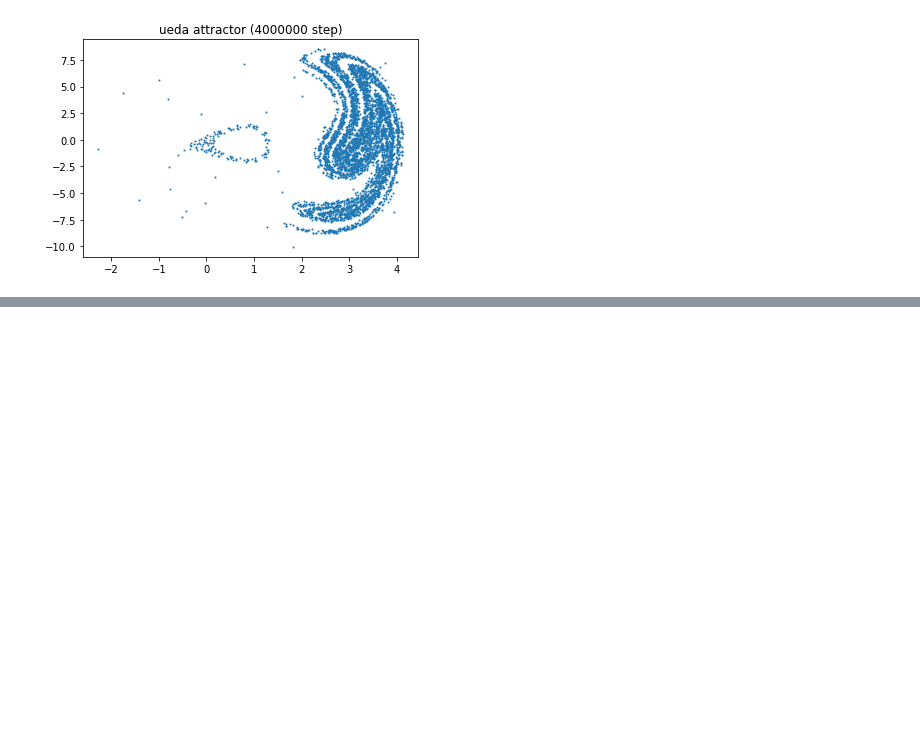
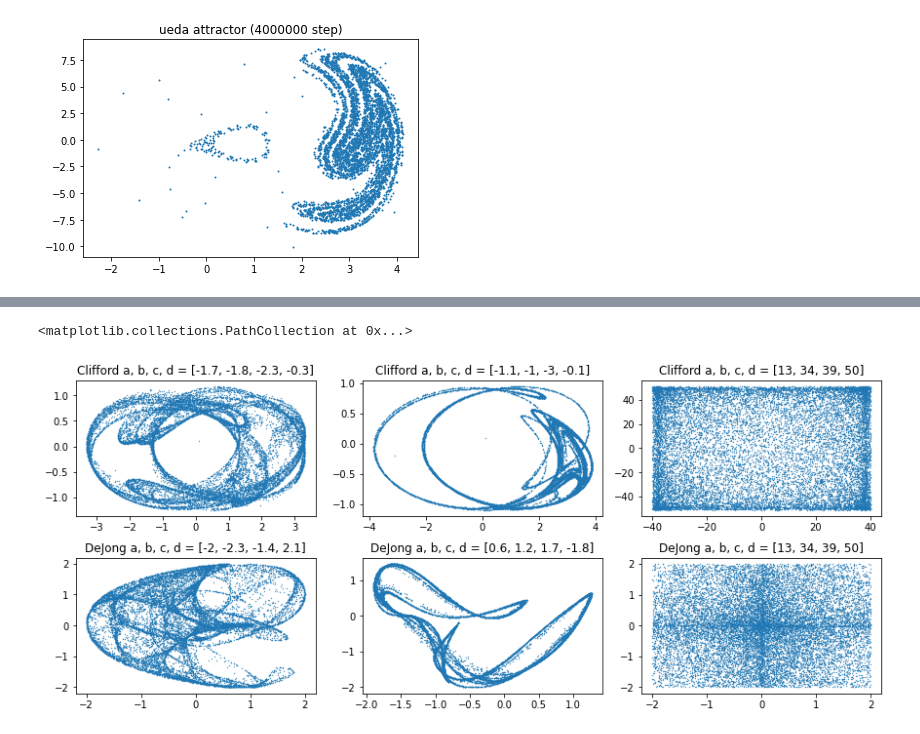
Before and after one commit to to-osaki/studying-python, a Jupyter notebook: ohmsha-python_computer_simulation_book/Chapter5.ipynb, the cells around one changed output, grey strips where cells are left out. Saved outputs shown, nothing was run; the diff lists cells and outputs as text; code cells hidden in the pictures; blank space fills up the shorter version.

```diff
--- a/ohmsha-python_computer_simulation_book/Chapter5.ipynb
+++ b/ohmsha-python_computer_simulation_book/Chapter5.ipynb
@@ -300,0 +402,35 @@ plt.scatter(xs, ys, s=1)
+# %%
+fig, ax = plt.subplots(2, 3, figsize=(12.0, 5.0), constrained_layout=True)
+
+f, param = Clifford, [-1.7, -1.8, -2.3, -0.3]
+draw(f, param)
+ax[0, 0].set_title(f"{f.__name__} a, b, c, d = {param}")
+ax[0, 0].scatter(xs, ys, s=0.125)
+
+f, param = Clifford, [-1.1, -1, -3, -0.1]
+draw(f, param)
+ax[0, 1].set_title(f"{f.__name__} a, b, c, d = {param}")
+ax[0, 1].scatter(xs, ys, s=0.125)
+
+f, param = Clifford, [13, 34, 39, 50]
+draw(f, param)
+ax[0, 2].set_title(f"{f.__name__} a, b, c, d = {param}")
+ax[0, 2].scatter(xs, ys, s=0.125)
+
+f, param = DeJong, [-2, -2.3, -1.4, 2.1]
+draw(f, param)
+ax[1, 0].set_title(f"{f.__name__} a, b, c, d = {param}")
+ax[1, 0].scatter(xs, ys, s=0.125)
+
+f, param = DeJong, [0.6, 1.2, 1.7, -1.8]
+draw(f, param)
+ax[1, 1].set_title(f"{f.__name__} a, b, c, d = {param}")
+ax[1, 1].scatter(xs, ys, s=0.125)
+
+f, param = DeJong, [13, 34, 39, 50]
+draw(f, param)
+ax[1, 2].set_title(f"{f.__name__} a, b, c, d = {param}")
+ax[1, 2].scatter(xs, ys, s=0.125)
+# %% [output]
+<matplotlib.collections.PathCollection at 0x...>
+[figure, added]
```
Also changed, not shown: parts of 10 cells of this notebook.
